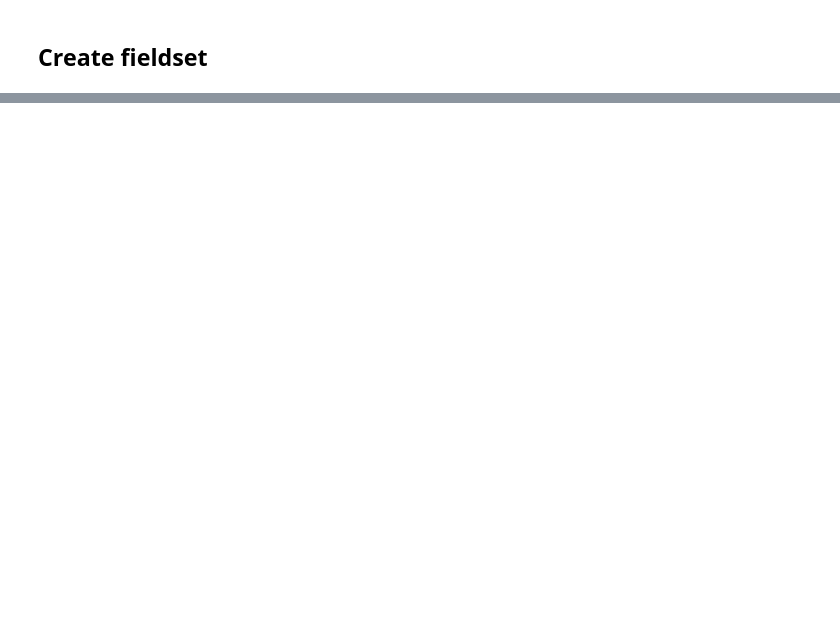
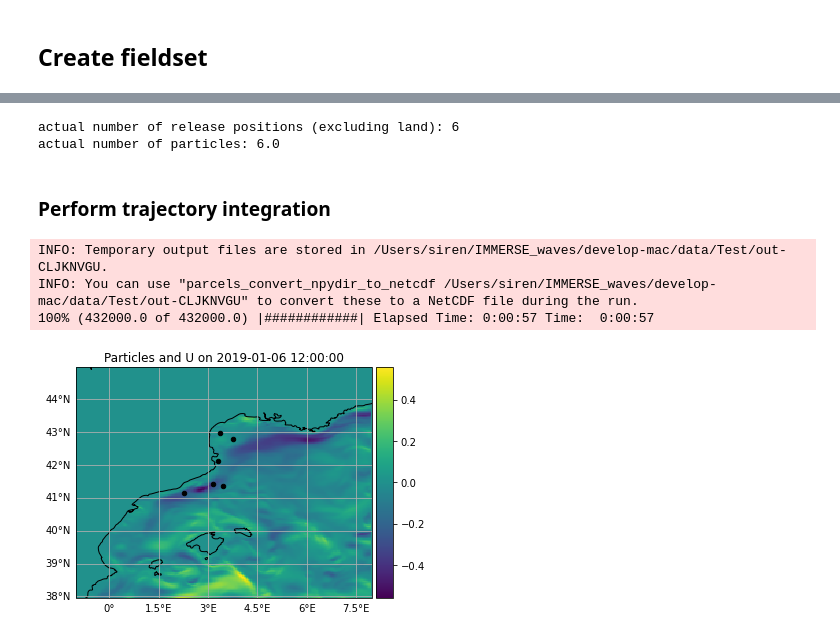
Before and after one commit to OceanParcels/IMMERSE_waves, a Jupyter notebook: code/Parcels_CalcTraj.ipynb, the cells around one changed output, grey strips where cells are left out. Drawn from its saved outputs; the diff is of its cells as text; code cells hidden in the pictures; blank space fills up the shorter version.

```diff
--- a/code/Parcels_CalcTraj.ipynb
+++ b/code/Parcels_CalcTraj.ipynb
@@ -134,0 +232,3 @@ if key_stokes==True:
+# %%
+def SampleTau(particle, fieldset, time):
+    particle.taux, particle.tauy = fieldset.tau[time, particle.depth, particle.lat, particle.lon]
@@ -169,0 +281,69 @@ INFO: You can use "parcels_convert_npydir_to_netcdf /Users/siren/IMMERSE_waves/d
+# %%
+# retrieve lon and lats from all ocean release positions
+print('actual number of release positions (excluding land):', pset.lon.size)
+print('actual number of particles:',
+      pset.lon.size * ((tend_release-tstart_release)/deltat_release))
+lons_use = pset.lon
+lats_use = pset.lat
+# %% [output]
+actual number of release positions (excluding land): 6
+actual number of particles: 6.0
+# %% [markdown]
+### Perform trajectory integration
+# %%
+for times in range(tstart_release, tend_release, deltat_release):
+
+    if key_sample_tau == True & key_sample_velocity == True:
+        pclass_use = BeachWindCurrentParticle
+        outpath_ending = 'm_Sample-tau-UV.nc'
+    elif key_sample_tau == True & key_sample_velocity == False:
+        pclass_use = BeachWindParticle
+        outpath_ending = 'm_Sample-tau.nc'
+    elif key_sample_tau == False & key_sample_velocity == True:
+        pclass_use = BeachCurrentParticle
+        outpath_ending = 'm_Sample-UV.nc'
+    else:
+        pclass_use=BeachParticle
+        outpath_ending = 'm.nc'
+
+    ## create new clean particle set
+    pset2 = ParticleSet(fieldset=fieldset_use,
+                        pclass=pclass_use,
+                        lon=lons_use, lat=lats_use,
+                        time=times)
+    pset2.populate_indices()
+
+    ## define output
+    ### ensure depth is not stored in trajectory output (depth not necessary for 2D calculations)
+    pset2.set_variable_write_status('depth', False)
+    outpath_final = (outpath + '-d' + str(times) + '_Integrate-fw-d' + str(tint) + '-dt' + str(deltat)
+                     + outpath_ending)
+    outfile_final = pset2.ParticleFile(outpath_final,
+                                       outputdt=timedelta(days=outdt))
+
+    ## advect particle
+    ## do not delete beached particles, but keep them for statistics
+    if key_sample_tau == True & key_sample_velocity == True:
+        kernels_main = pset2.Kernel(AdvectionRK4) + pset2.Kernel(BeachTesting) + pset2.Kernel(SampleTau) + pset2.Kernel(SampleUV)
+    elif key_sample_tau == True & key_sample_velocity == False:
+        kernels_main = pset2.Kernel(AdvectionRK4) + pset2.Kernel(BeachTesting) + pset2.Kernel(SampleTau)
+    elif key_sample_tau == False & key_sample_velocity == True:
+        kernels_main = pset2.Kernel(AdvectionRK4) + pset2.Kernel(BeachTesting) + pset2.Kernel(SampleUV)
+    else:
+        kernels_main = pset2.Kernel(AdvectionRK4) + pset2.Kernel(BeachTesting)
+    pset2.execute(kernels_main,
+                  runtime=timedelta(hours=(tint*24)),
+                  dt=timedelta(minutes=deltat),
+                  output_file=outfile_final)
+    if times == tstart_release:
+        PlotParticleSet(pset2,fieldset)
+
+    outfile_final.export()
+    outfile_final.close()
+
+    pset2.set_variable_write_status('depth', True) # somehow needed, otherwise next pset can not be build
+# %% [output]
+INFO: Temporary output files are stored in /Users/siren/IMMERSE_waves/develop-mac/data/Test/out-CLJKNVGU.
+INFO: You can use "parcels_convert_npydir_to_netcdf /Users/siren/IMMERSE_waves/develop-mac/data/Test/out-CLJKNVGU" to convert these to a NetCDF file during the run.
+100% (432000.0 of 432000.0) |############| Elapsed Time: 0:00:57 Time:  0:00:57
+[figure, added]
```
Also changed, not shown: parts of 27 cells of this notebook, 4 other files.
